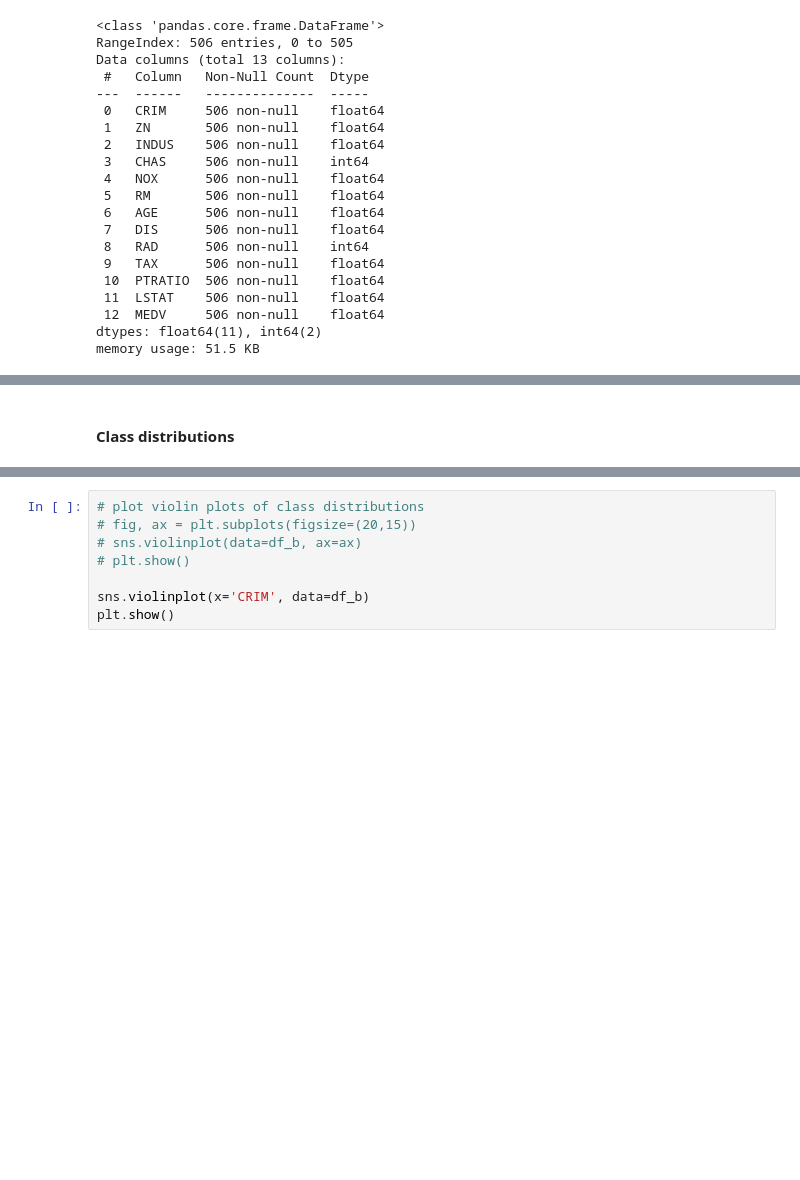
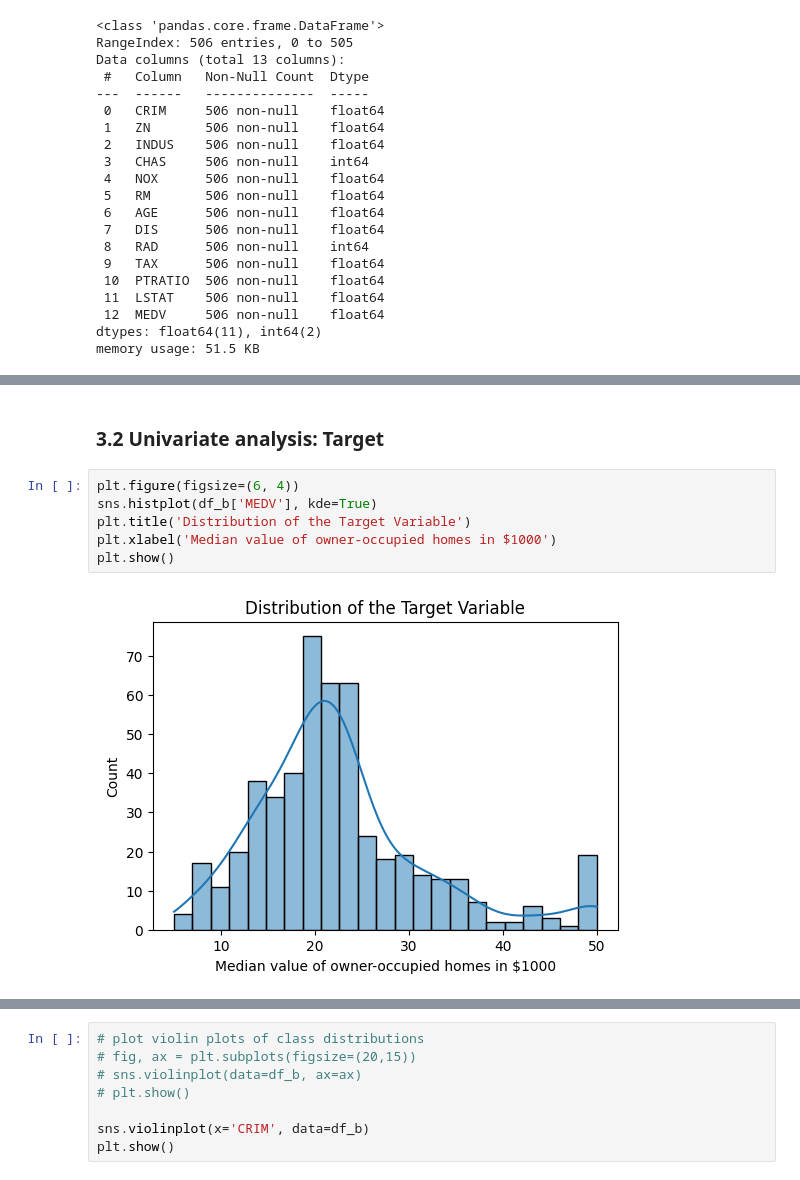
Before and after one commit to j-c-carr/Real-Estate-and-Wine-Quality-Prediction, a Jupyter notebook: data_analysis/data_analysis.ipynb, the cells around one changed output, grey strips where cells are left out. Cells and saved outputs as stored; diff of their text form; blank space fills up the shorter version.

```diff
--- a/data_analysis/data_analysis.ipynb
+++ b/data_analysis/data_analysis.ipynb
@@ -57,5 +82,13 @@ df_b.describe()
 | 50% | 0.256510 | 0.000000 | 9.690000 | 0.000000 | 0.538000 | 6.208500 | 77.500000 | 3.207450 | 5.000000 | 330.000000 | 19.050000 | ... |
 | 75% | 3.677083 | 12.500000 | 18.100000 | 0.000000 | 0.624000 | 6.623500 | 94.075000 | 5.188425 | 24.000000 | 666.000000 | 20.200000 | ... |
 | max | 88.976200 | 100.000000 | 27.740000 | 1.000000 | 0.871000 | 8.780000 | 100.000000 | 12.126500 | 24.000000 | 711.000000 | 22.000000 | ... |
-# %% [markdown]
-#### Class distributions
+# %% [markdown]
+### 3.2 Univariate analysis: Target
+# %%
+plt.figure(figsize=(6, 4))
+sns.histplot(df_b['MEDV'], kde=True)
+plt.title('Distribution of the Target Variable')
+plt.xlabel('Median value of owner-occupied homes in $1000')
+plt.show()
+# %% [output]
+[figure, added]
```
Also changed, not shown: parts of 40 cells of this notebook.
